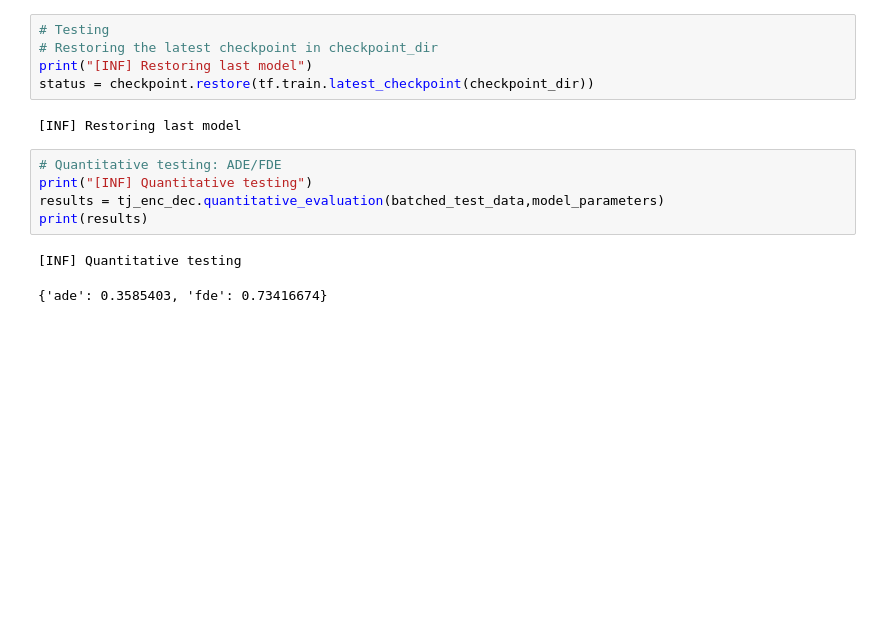
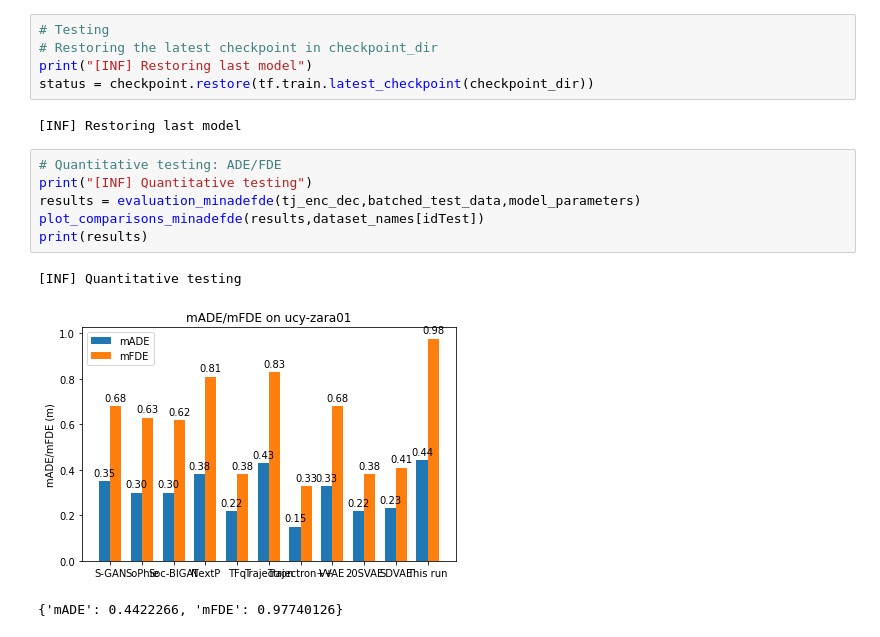
Before and after one commit to cimat-ris/OF-PathPred, a Jupyter notebook: evaluation_opticalflow/test_loo.ipynb, the cells around one changed output. Drawn from its saved outputs; the diff is of its cells as text; blank space fills up the shorter version.

```diff
--- a/evaluation_opticalflow/test_loo.ipynb
+++ b/evaluation_opticalflow/test_loo.ipynb
@@ -149,11 +150,13 @@ status = checkpoint.restore(tf.train.latest_checkpoint(checkpoint_dir))
 # %%
 # Quantitative testing: ADE/FDE
 print("[INF] Quantitative testing")
-results = tj_enc_dec.quantitative_evaluation(batched_test_data,model_parameters)
+results = evaluation_minadefde(tj_enc_dec,batched_test_data,model_parameters)
+plot_comparisons_minadefde(results,dataset_names[idTest])
 print(results)
 # %% [output]
 [INF] Quantitative testing
+[figure, added]
-{'ade': 0.3585403, 'fde': 0.73416674}
+{'mADE': 0.4422266, 'mFDE': 0.97740126}
 # %%
 # Qualitative testing
 qualitative = True
```
Also changed, not shown: parts of 5 cells of this notebook.
